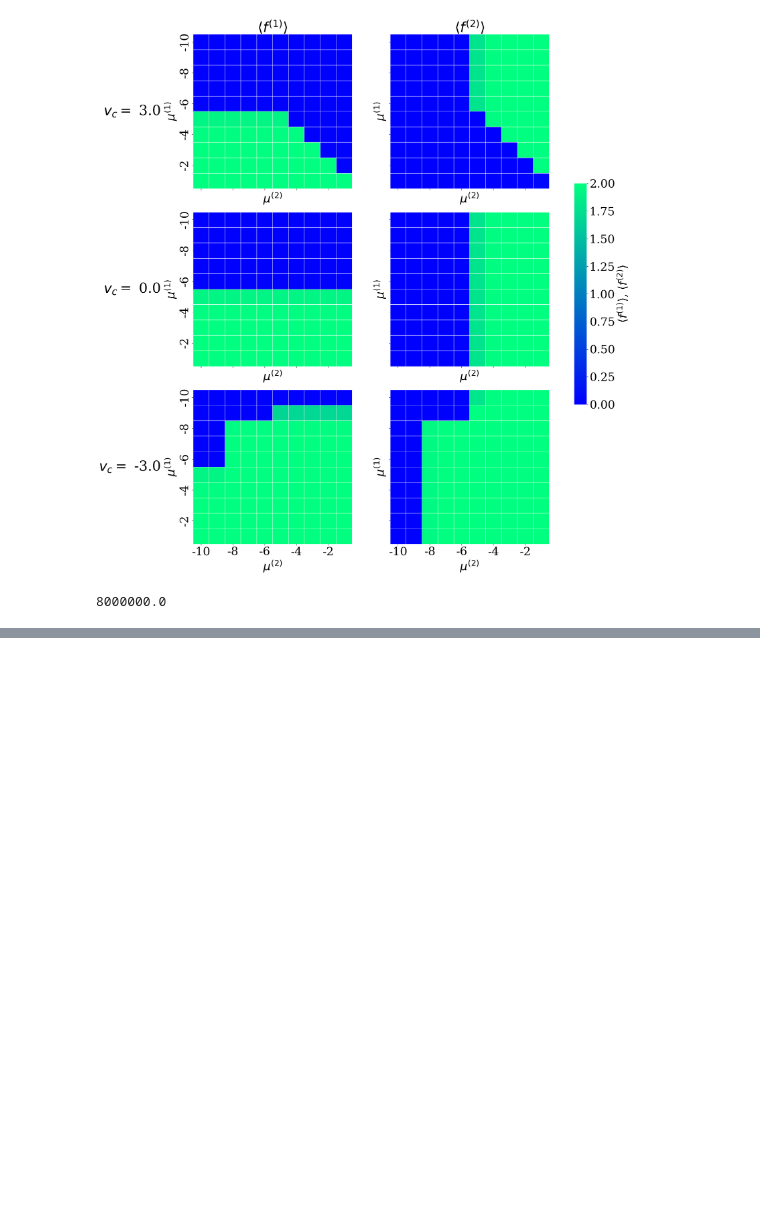
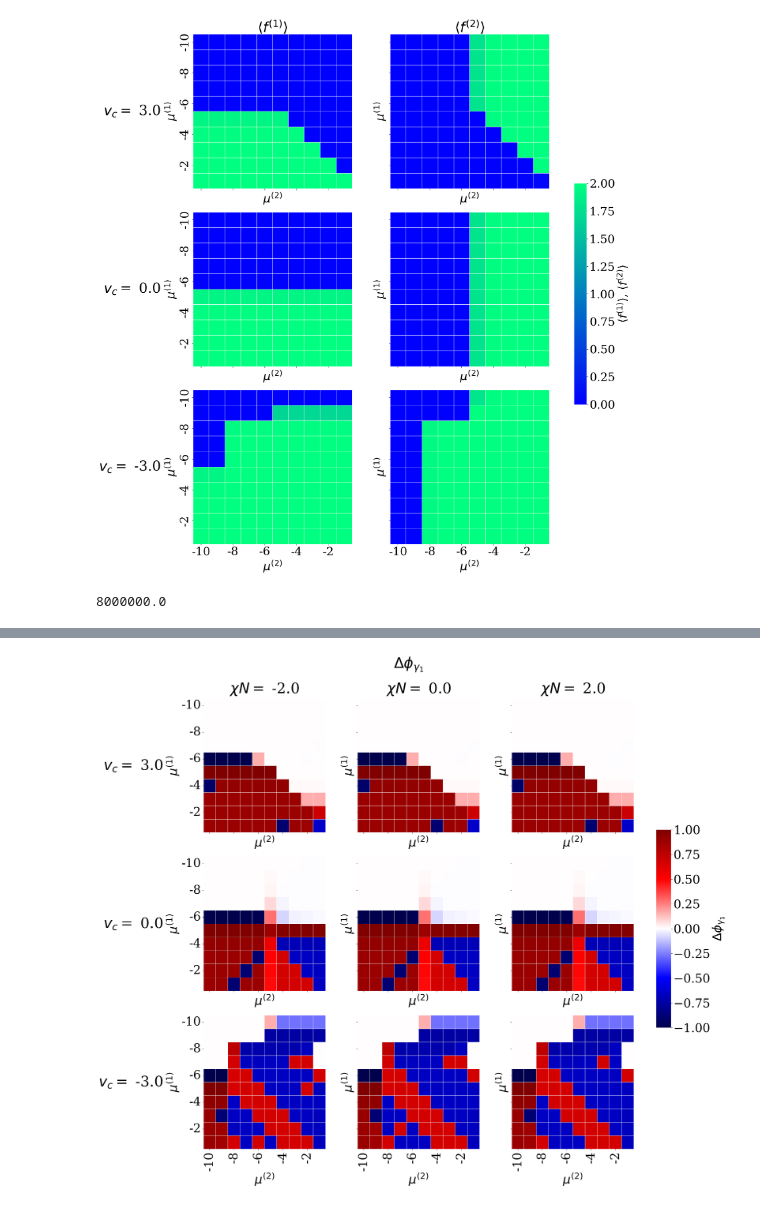
Before and after one commit to tmhabte/wlcsim_membrane, a Jupyter notebook: chrom_stab/chrom_stab_anal.ipynb, the cells around one changed output, grey strips where cells are left out. Saved outputs shown, nothing was run; the diff lists cells and outputs as text; code cells hidden in the pictures; blank space fills up the shorter version.

```diff
--- a/chrom_stab/chrom_stab_anal.ipynb
+++ b/chrom_stab/chrom_stab_anal.ipynb
@@ -1179,9 +1183,9 @@ fig, axs = plt.subplots(len(ID_list), len(chi_list), figsize=(20,20), sharex=Tru
 fig.tight_layout()
 font = {'family' : 'serif',
         'weight':'normal',
-        'size': 25}
+        'size': 35}
 plt.rc('font', **font)
-fig.suptitle(r"$ \Delta \phi_{\gamma_1}$" , y = 1.03)#\
+fig.suptitle(r"$ \Delta \phi_{\gamma_1}$" , y = 1.05)#\
 #              +  ", $e_B^{(1)} = $" + \
 #           str(e_m[0]) + ", $e_B^{(2)} = $" + str(e_m[1]), y = 1.03)
 # cbar_ax = fig.add_axes([.91, .3, .03, .4])
@@ -1212,34 +1216,36 @@ for i in range(len(ID_list)):
                     vmin=-1, vmax=1,\
                     cbar_ax=None if i else cbar_ax, cbar_kws={'label':  r"$ \Delta \phi_{\gamma_1} $"}, ax = axs[i][j])
 
         ax.set_xticks(ax.get_xticks()[::2])
         ax.set_xticklabels(mu2_array[::2].astype(np.int64))
         ax.set_yticks(ax.get_yticks()[::2])
         ax.set_yticklabels(mu1_array[::2].astype(np.int64))
     #     ax.set_ylabel("$\mu^{(1)}$")
     #     ax.set_xlabel("$\mu^{(2)}$")
 
 #         ax.set_title("$\chi N = $" + str(np.round(chi*N, 2)) +  ", $v_{int} = $ [" + str(v_int[0][1]) + "]\n")
 
 
 cols = ["$\chi N = $ {}".format(np.round(chi*N, 2)) for chi in chi_list]
 rows = ['$v_c = $ {}'.format(v_cross) for v_cross in v_c_list]
 
 plt.setp(axs.flat, xlabel="$\mu^{(2)}$", ylabel="$\mu^{(1)}$")
 
 pad = 5 # in points
 
 for ax, col in zip(axs[0], cols):
-    ax.annotate(col, xy=(0.5, 1), xytext=(0, pad),
+    ax.annotate(col, xy=(0.5, 1.03), xytext=(0, pad),
                 xycoords='axes fraction', textcoords='offset points',
                 size='large', ha='center', va='baseline')
 
 for ax, row in zip(axs[:,0], rows):
     ax.annotate(row, xy=(0, 0.5), xytext=(-ax.yaxis.labelpad - pad, 0),
                 xycoords=ax.yaxis.label, textcoords='offset points',
                 size='large', ha='right', va='center')
 
 plt.show()
+# %% [output]
+[figure, added]
 # %%
 # fig, axs = plt.subplots(len(ID_array), 1, figsize=(5*2,17*2), sharex=True, sharey = True)
 fig, axs = plt.subplots(len(ID_list), len(chi_list), figsize=(20,20), sharex=True, sharey = True)
```
Also changed, not shown: parts of 5 cells of this notebook.
